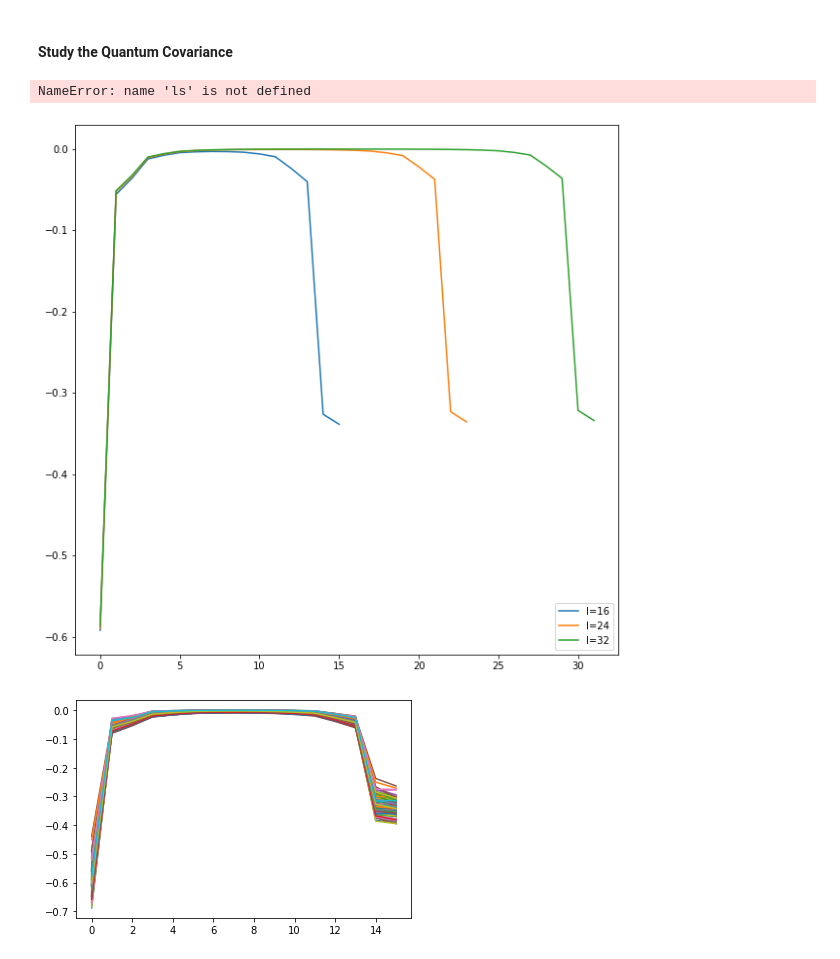
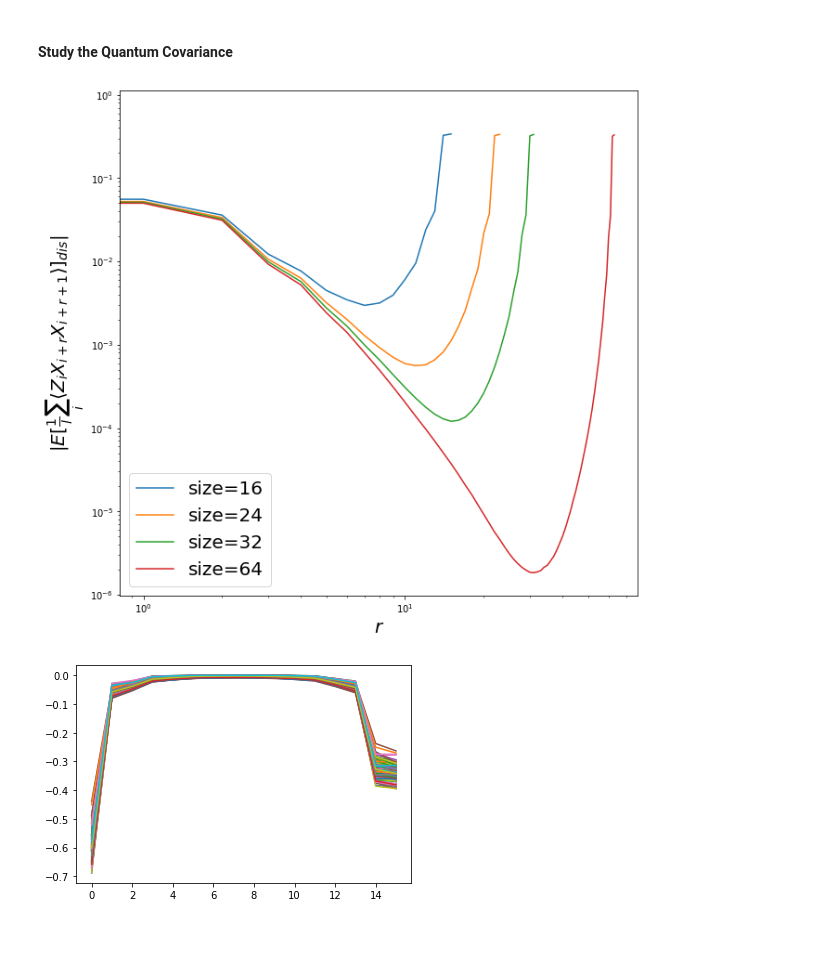
Before and after one commit to emacosta95/quantum_simulations_for_ising, a Jupyter notebook: CorrelationZXX.ipynb, the cells around one changed output. Cells and saved outputs as stored; diff of their text form; code cells hidden in the pictures.

```diff
--- a/CorrelationZXX.ipynb
+++ b/CorrelationZXX.ipynb
@@ -8,7 +8,7 @@ import matplotlib.pyplot as plt
 # %% [markdown]
 #### Data
 # %%
-ls=[16,24,32]
+ls=[16,24,32,64]
 
 zf={}
 f={}
@@ -34,16 +34,18 @@ for l in ls:
 
     g[l]=np.average(c,axis=-1)
     #g[l]=np.average(g[l],axis=0)
-# %% [output]
-NameError: name 'ls' is not defined
 # %%
 plt.figure(figsize=(10,10))
 for l in ls:
-    plt.plot(np.average(g[l],axis=0),label=f'l={l}')
-plt.legend()
+    plt.plot(np.abs(np.average(g[l],axis=0)),label=f'size={l}')
+
+plt.ylabel(r'$|E[\frac{1}{l}\sum_i \langle Z_i X_{i+r} X_{i+r+1} \rangle]_{dis}|$',fontsize=20)
+plt.xlabel(r'$r$',fontsize=20)
+plt.legend(fontsize=20)
+plt.loglog()
 plt.show()
 # %% [output]
-[figure, old version]
+[figure, new version]
 # %%
 for i in range(100):
     plt.plot(g[16][i])
```
Also changed, not shown: 5 other files.
